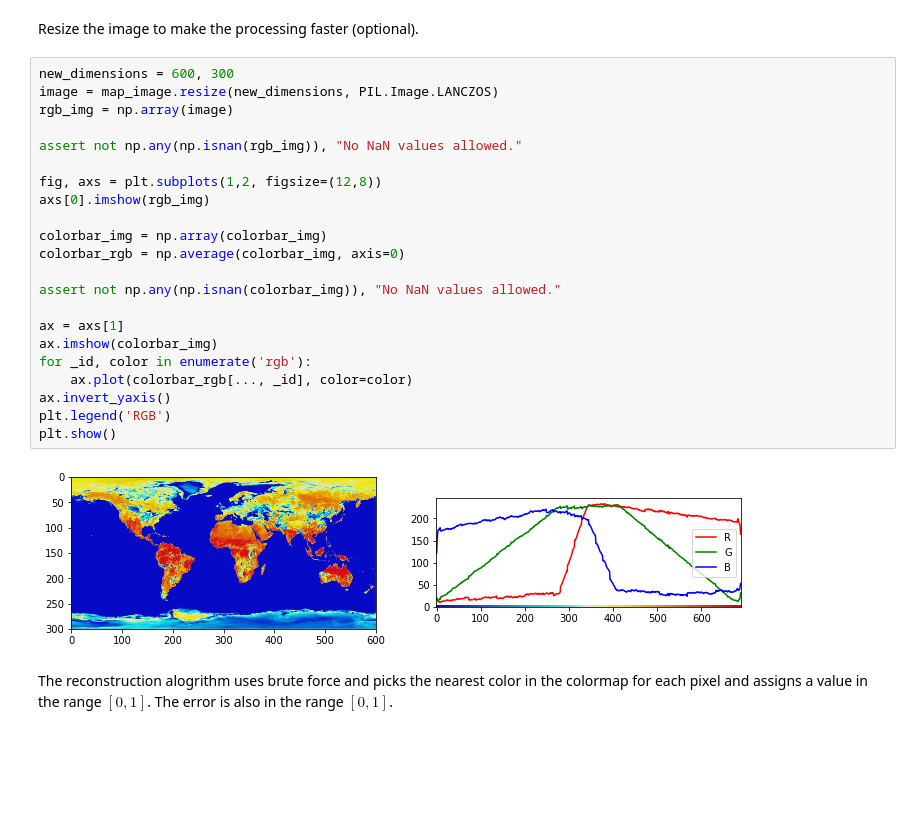
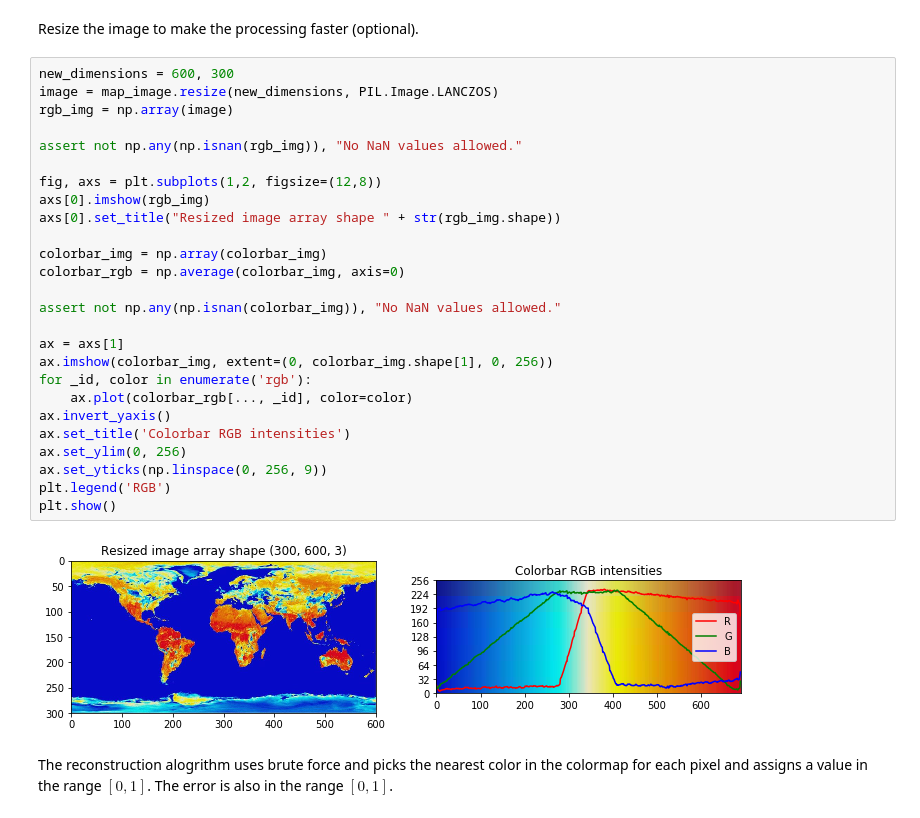
Before and after one commit to codacy-badger/imageslurper, a Jupyter notebook: imageslurper.ipynb, the cells around one changed output. Cells and saved outputs as stored; diff of their text form; blank space fills up the shorter version.

Commit message:
Update with better images and annotations

```diff
--- a/imageslurper.ipynb
+++ b/imageslurper.ipynb
@@ -91,27 +91,31 @@ Resize the image to make the processing faster (optional).
 # %%
 new_dimensions = 600, 300
 image = map_image.resize(new_dimensions, PIL.Image.LANCZOS)
 rgb_img = np.array(image)
 
 assert not np.any(np.isnan(rgb_img)), "No NaN values allowed."
 
 fig, axs = plt.subplots(1,2, figsize=(12,8))
 axs[0].imshow(rgb_img)
+axs[0].set_title("Resized image array shape " + str(rgb_img.shape))
 
 colorbar_img = np.array(colorbar_img)
 colorbar_rgb = np.average(colorbar_img, axis=0)
 
 assert not np.any(np.isnan(colorbar_img)), "No NaN values allowed."
 
 ax = axs[1]
-ax.imshow(colorbar_img)
+ax.imshow(colorbar_img, extent=(0, colorbar_img.shape[1], 0, 256))
 for _id, color in enumerate('rgb'):
     ax.plot(colorbar_rgb[..., _id], color=color)
 ax.invert_yaxis()
+ax.set_title('Colorbar RGB intensities')
+ax.set_ylim(0, 256)
+ax.set_yticks(np.linspace(0, 256, 9))
 plt.legend('RGB')
 plt.show()
 # %% [output]
-[figure, old version]
+[figure, new version]
 # %% [markdown]
 The reconstruction alogrithm uses brute force and picks the nearest color in the colormap for each pixel and assigns a value in the range $[0,1]$. The error is also in the range $[0,1]$.
 # %%
```
Also changed, not shown: parts of 11 cells of this notebook, 5 other files.
